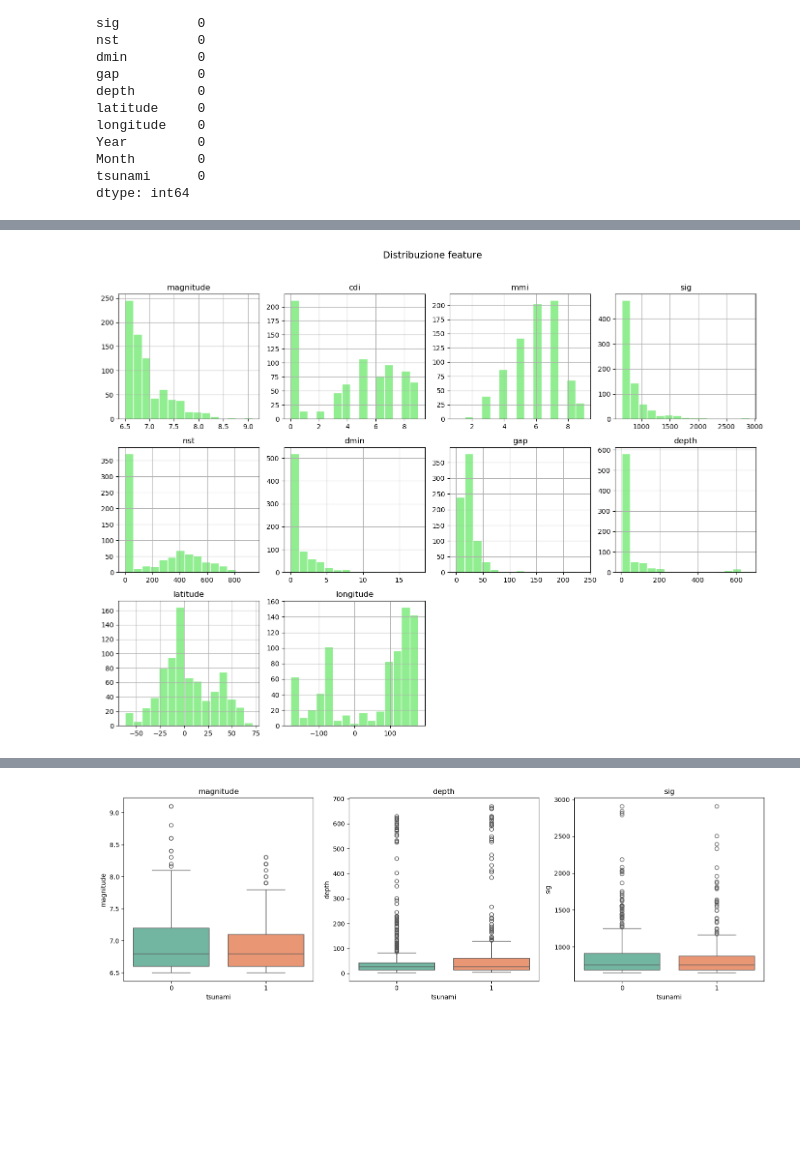
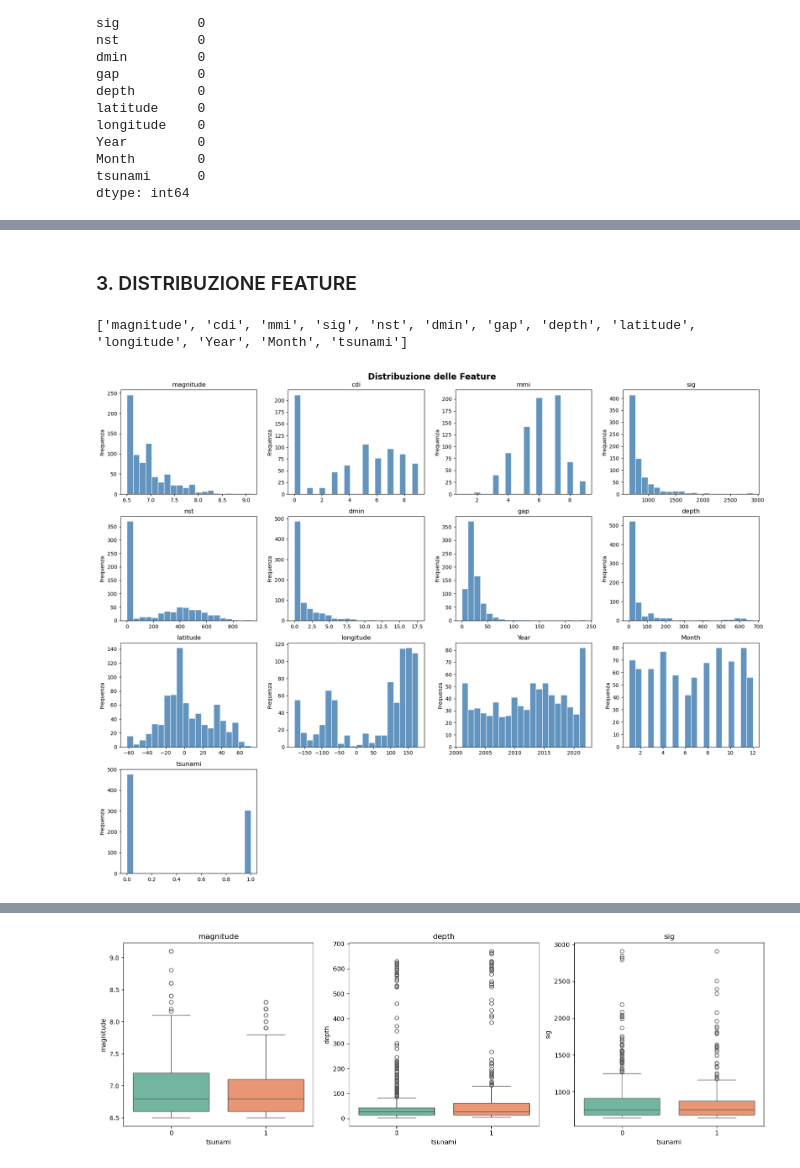
Before and after one commit to juanasofiacruzcontento-svg/machine_learning, a Jupyter notebook: notebooks/01_eda.ipynb, the cells around one changed output, grey strips where cells are left out. Drawn from its saved outputs; the diff is of its cells as text; code cells hidden in the pictures; blank space fills up the shorter version.

```diff
--- a/notebooks/01_eda.ipynb
+++ b/notebooks/01_eda.ipynb
@@ -76,9 +224,23 @@ for p in ax.patches:
+# %% [markdown]
+### 3. DISTRIBUZIONE FEATURE
 # %%
-cols = ['magnitude', 'cdi', 'mmi', 'sig', 'nst', 'dmin', 'gap', 'depth', 'latitude', 'longitude']
+cols = df.columns.tolist()
+print(cols)
+fig, axes = plt.subplots(4, 4, figsize=(18, 14))
+fig.suptitle('Distribuzione delle Feature', fontsize=16, fontweight='bold')
 
-df.hist(column=cols, figsize=(14, 10), bins=15, color='lightgreen', edgecolor='white', layout=(3, 4))
-plt.suptitle('Distribuzione feature', fontsize=14, y=1.02)
+axes = axes.flatten()
+
+for i, col in enumerate(cols):
+    axes[i].hist(df[col], bins=20, color='steelblue', edgecolor='white', alpha=0.85)
+    axes[i].set_title(col)
+    axes[i].set_ylabel('Frequenza')
+
+for j in range(len(cols), len(axes)):
+    axes[j].set_visible(False)
+
 plt.tight_layout()
 plt.show()
 # %% [output]
+['magnitude', 'cdi', 'mmi', 'sig', 'nst', 'dmin', 'gap', 'depth', 'latitude', 'longitude', 'Year', 'Month', 'tsunami']
-[figure, old version]
+[figure, new version]
```
Also changed, not shown: parts of 19 cells of this notebook.
